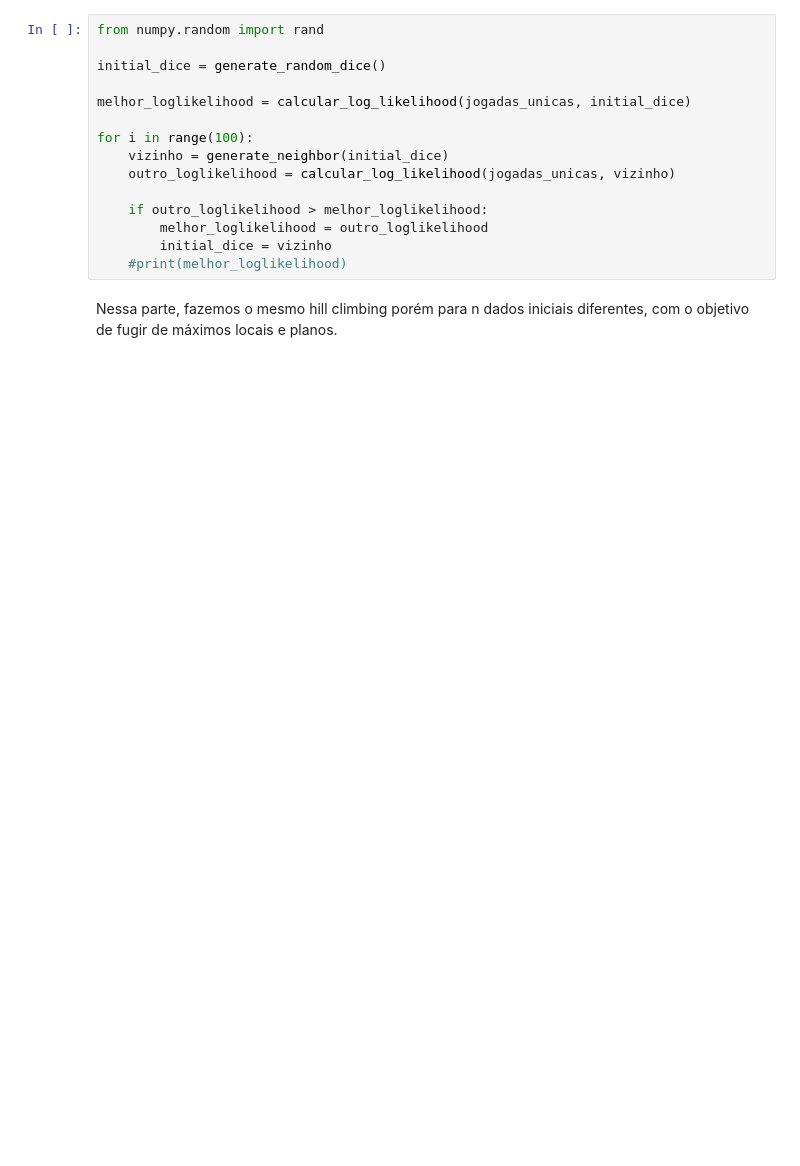
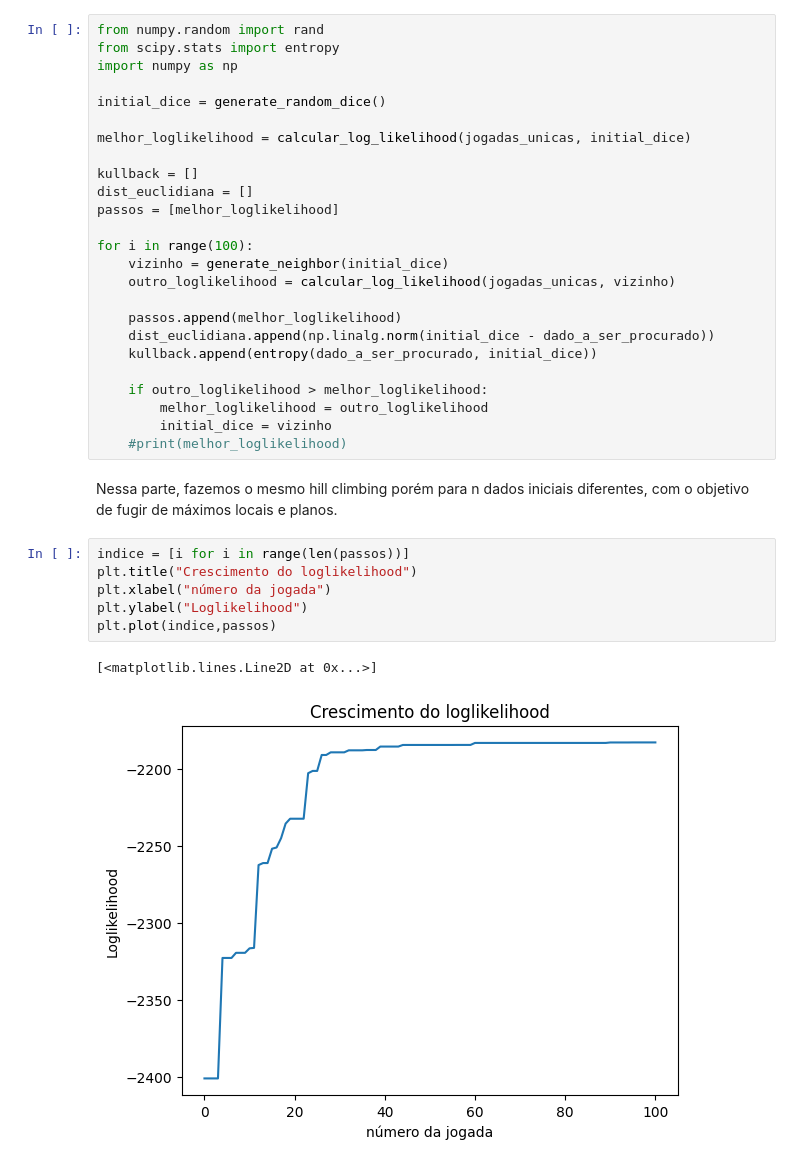
Before and after one commit to dimiszz/cafe-ou-acaraje, a Jupyter notebook: markov_cafe_acaraje.ipynb, the cells around one changed output. Drawn from its saved outputs; the diff is of its cells as text; blank space fills up the shorter version.

```diff
--- a/markov_cafe_acaraje.ipynb
+++ b/markov_cafe_acaraje.ipynb
@@ -239,14 +242,24 @@ def generate_neighbor(probabilities, step_size=0.05):
 Agora, fazemos a execução o Hill Climbing. Escolhemos um dado aleatório para começar nossa busca e a iniciamos da seguinte maneira: calculamos o seu M.L.E. e de  um vizinho. Se o M.L.E do vizinho for maior, ele vira o nosso alvo atual. E assim continuamos até termos testado 100 vizinhos (não necessariamente andado por todos).
 # %%
 from numpy.random import rand
+from scipy.stats import entropy
+import numpy as np
 
 initial_dice = generate_random_dice()
 
 melhor_loglikelihood = calcular_log_likelihood(jogadas_unicas, initial_dice)
 
+kullback = []
+dist_euclidiana = []
+passos = [melhor_loglikelihood]
+
 for i in range(100):
     vizinho = generate_neighbor(initial_dice)
     outro_loglikelihood = calcular_log_likelihood(jogadas_unicas, vizinho)
+
+    passos.append(melhor_loglikelihood)
+    dist_euclidiana.append(np.linalg.norm(initial_dice - dado_a_ser_procurado))
+    kullback.append(entropy(dado_a_ser_procurado, initial_dice))
 
     if outro_loglikelihood > melhor_loglikelihood:
         melhor_loglikelihood = outro_loglikelihood
@@ -254,3 +267,12 @@ for i in range(100):
     #print(melhor_loglikelihood)
 # %% [markdown]
 Nessa parte, fazemos o mesmo hill climbing porém para n dados iniciais diferentes, com o objetivo de fugir de máximos locais e planos.
+# %%
+indice = [i for i in range(len(passos))]
+plt.title("Crescimento do loglikelihood")
+plt.xlabel("número da jogada")
+plt.ylabel("Loglikelihood")
+plt.plot(indice,passos)
+# %% [output]
+[<matplotlib.lines.Line2D at 0x...>]
+[figure, added]
```
Also changed, not shown: parts of 27 cells of this notebook.
